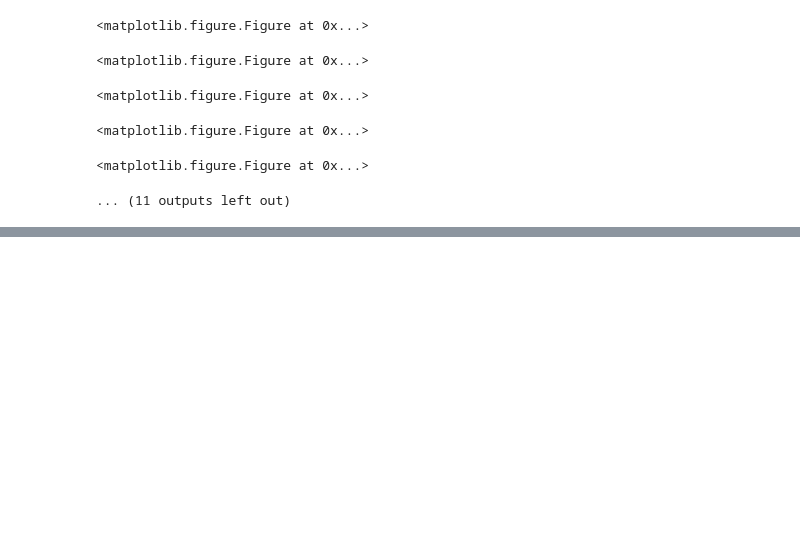
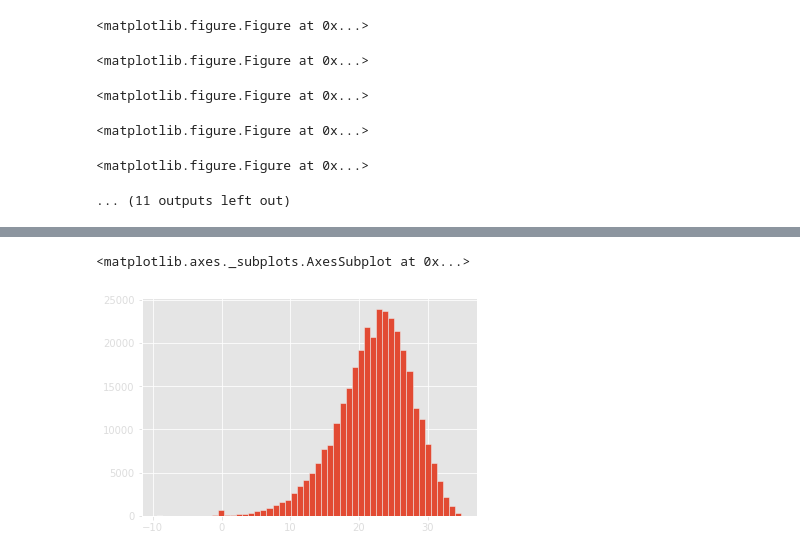
Before and after one commit to jorgemauricio/analisisInvierno, a Jupyter notebook: analisisInvierno_2.ipynb, the cells around one changed output, grey strips where cells are left out. Cells and saved outputs as stored; diff of their text form; code cells hidden in the pictures; blank space fills up the shorter version.

```diff
--- a/analisisInvierno_2.ipynb
+++ b/analisisInvierno_2.ipynb
@@ -272,0 +310,5 @@ for i in dataA['Año'].unique():
+# %%
+data["tmax"].hist(bins=50)
+# %% [output]
+<matplotlib.axes._subplots.AxesSubplot at 0x...>
+[figure, added]
```
Also changed, not shown: parts of 16 cells of this notebook, 44 other files.
